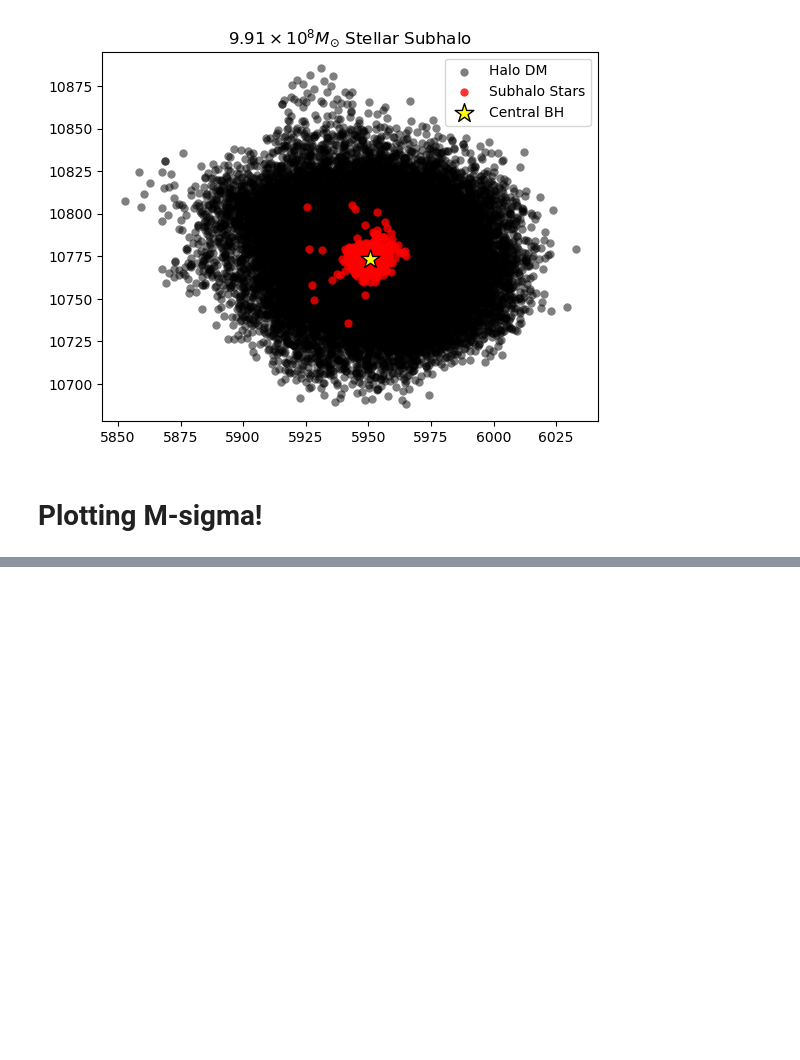
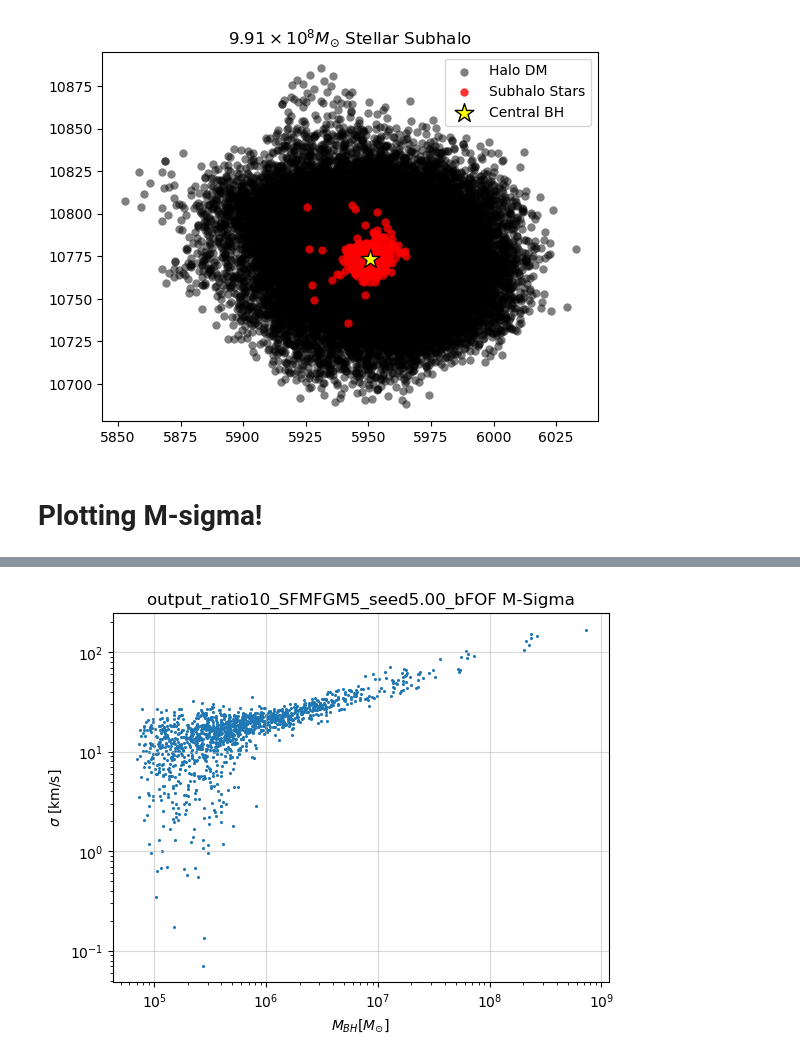
Before and after one commit to khojonat/Brahma_Analysis, a Jupyter notebook: BrahmaRelations.ipynb, the cells around one changed output, grey strips where cells are left out. Saved outputs shown, nothing was run; the diff lists cells and outputs as text; code cells hidden in the pictures; blank space fills up the shorter version.

```diff
--- a/BrahmaRelations.ipynb
+++ b/BrahmaRelations.ipynb
@@ -523,0 +687,11 @@ Text(0.5, 0, '$M_{BH} [M_{\\odot}]$')
+# %%
+plt.scatter(Data[0],Data[4],s=1.5)
+plt.xscale('log')
+plt.yscale('log')
+plt.ylabel('$\sigma$ [km/s]')
+plt.xlabel('$M_{BH} [M_{\odot}]$')
+plt.grid(alpha=0.5)
+plt.title('output_ratio10_SFMFGM5_seed5.00_bFOF M-Sigma')
+plt.savefig('output_ratio10_SFMFGM5_seed5.00_M_Sigma.png')
+# %% [output]
+[figure, added]
```
Also changed, not shown: parts of 15 cells of this notebook, 1 other file.
